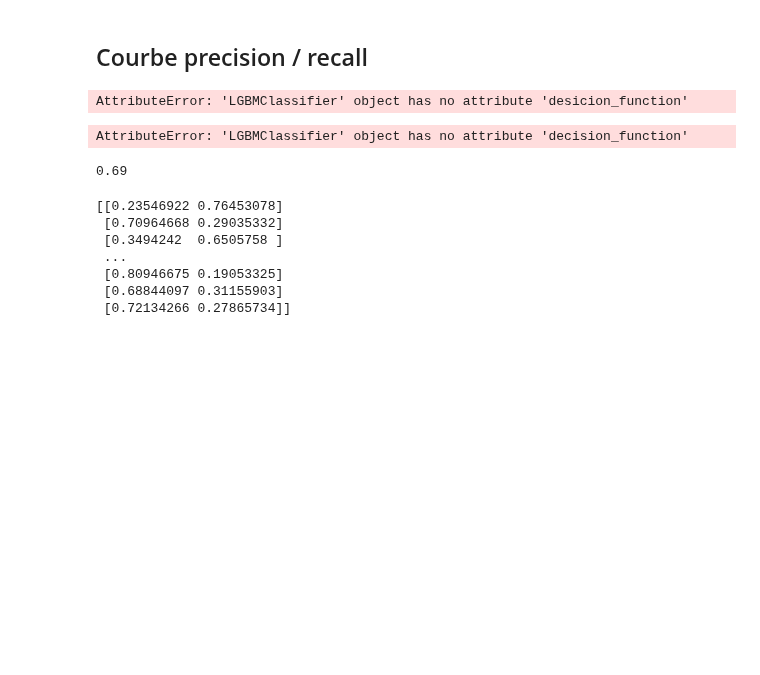
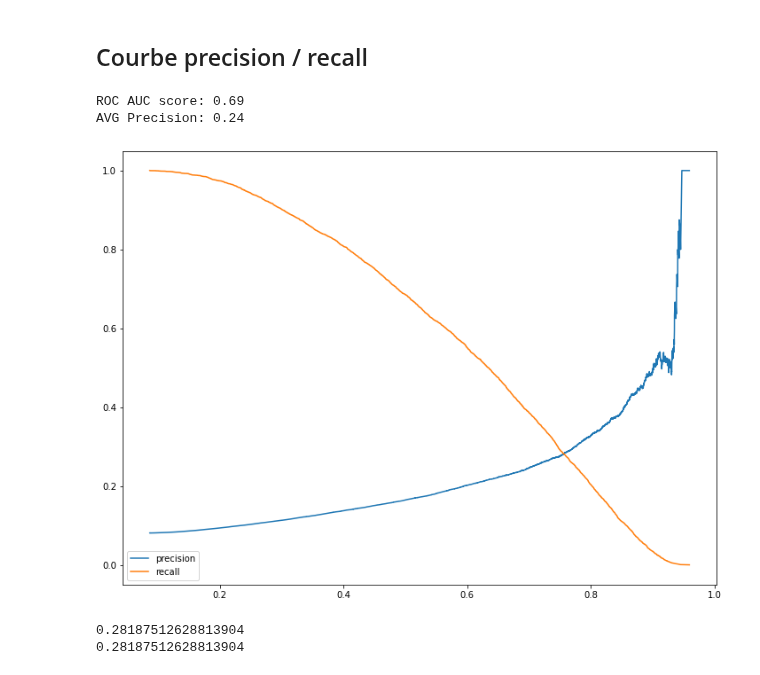
Before and after one commit to gitadum/credit_risk_rating, a Jupyter notebook: 00_notebooks/03_Modelling.ipynb, the cells around one changed output. Saved outputs shown, nothing was run; the diff lists cells and outputs as text; code cells hidden in the pictures; blank space fills up the shorter version.

Commit message:
ajout courbe precision recall du meilleur lightgbm

```diff
--- a/00_notebooks/03_Modelling.ipynb
+++ b/00_notebooks/03_Modelling.ipynb
@@ -1294,34 +1294,3 @@ best_model['light_gbm'].get_params()
  'subsample_freq': 0}
 # %% [markdown]
 ## Courbe precision / recall
-# %%
-from sklearn.metrics import precision_recall_curve
-
-precision, recall, threshold = precision_recall_curve(
-    y_test,
-    best_model['light_gbm'].desicion_function(X_test))
-# %% [output]
-AttributeError: 'LGBMClassifier' object has no attribute 'desicion_function'
-# %%
-print(random_search.best_estimator_.decision_function)
-# %% [output]
-AttributeError: 'LGBMClassifier' object has no attribute 'decision_function'
-# %%
-from sklearn.metrics import roc_auc_score
-
-y_pred = best_model.predict(X_test)
-auc = roc_auc_score(y_test, y_pred)
-print('{:.2f}'.format(auc))
-# %% [output]
-0.69
-# %%
-y_pred_probas = best_model.predict_proba(X_test)
-print(y_pred_probas)
-# %% [output]
-[[0.23546922 0.76453078]
- [0.70964668 0.29035332]
- [0.3494242  0.6505758 ]
- ...
- [0.80946675 0.19053325]
- [0.68844097 0.31155903]
- [0.72134266 0.27865734]]
@@ -1329,0 +1297,27 @@ best_model.
+# %%
+from sklearn.metrics import precision_recall_curve
+from sklearn.metrics import roc_auc_score, average_precision_score
+
+y_pred = best_model.predict(X_test)
+y_pred_probas = best_model.predict_proba(X_test)
+auc = roc_auc_score(y_test, y_pred)
+print('ROC AUC score: {:.2f}'.format(auc))
+print('AVG Precision: {:.2f}'.format(
+    average_precision_score(y_test,y_pred_probas[:,1])))
+precision, recall, threshold = precision_recall_curve(y_test,y_pred_probas[:,1])
+
+fig, ax = plt.subplots(figsize=(12,9))
+ax.plot(threshold, precision[:-1], label='precision')
+ax.plot(threshold, recall[:-1], label='recall')
+ax.legend()
+plt.show()
+# %% [output]
+ROC AUC score: 0.69
+AVG Precision: 0.24
+[figure, added]
+# %%
+print(precision[np.argmin(np.abs(precision - recall))])
+print(recall[np.argmin(np.abs(precision - recall))])
+# %% [output]
+0.28187512628813904
+0.28187512628813904
```
Also changed, not shown: parts of 1 cell of this notebook, 1 other file.
